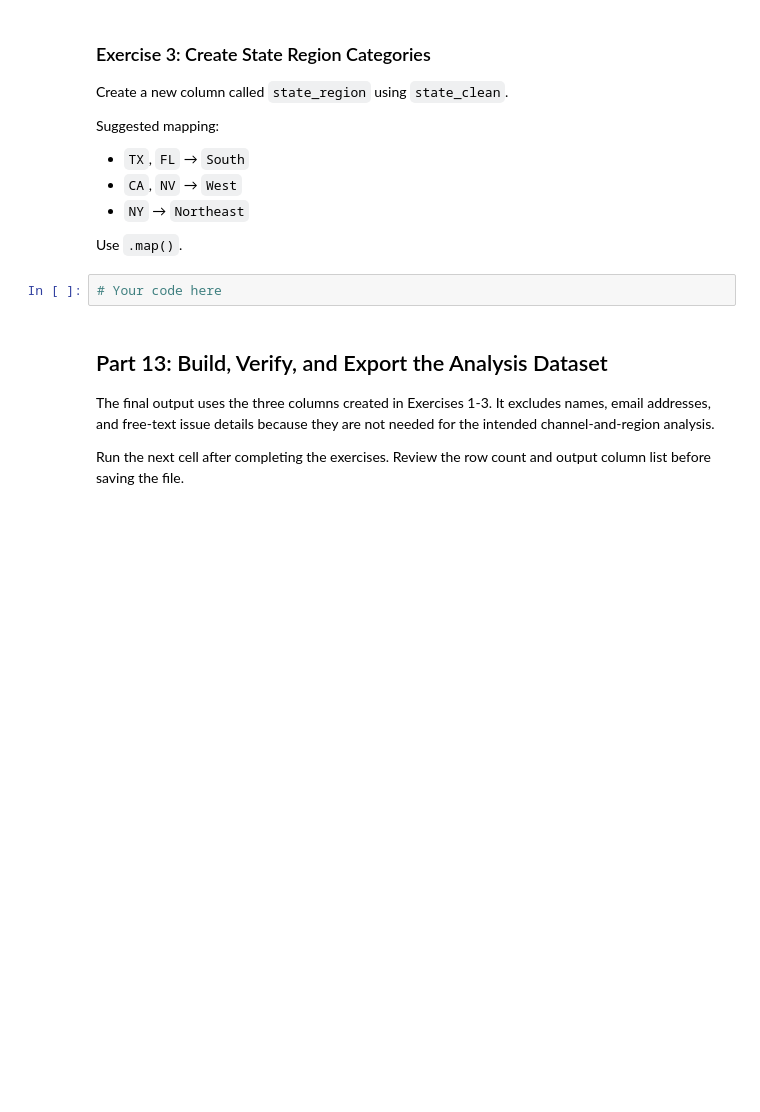
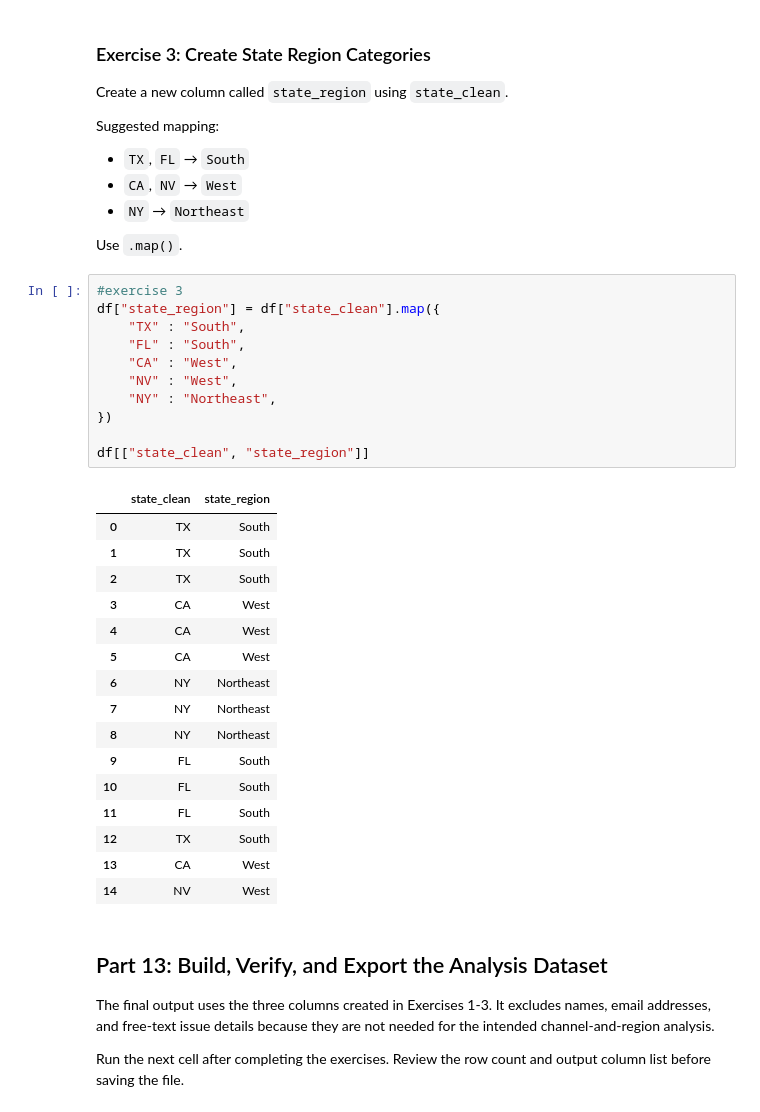
Before and after one commit to Microdrig1/BAN6003week05-06-pandas-transformation-MERodriguez, a Jupyter notebook: notebooks/module6_string_categorical_guided_lab.ipynb, the cells around one changed output. Drawn from its saved outputs; the diff is of its cells as text; blank space fills up the shorter version.

```diff
--- a/notebooks/module6_string_categorical_guided_lab.ipynb
+++ b/notebooks/module6_string_categorical_guided_lab.ipynb
@@ -538,7 +679,33 @@ Suggested mapping:
 
 Use `.map()`.
 # %%
-# Your code here
+#exercise 3
+df["state_region"] = df["state_clean"].map({
+    "TX" : "South",
+    "FL" : "South",
+    "CA" : "West",
+    "NV" : "West",
+    "NY" : "Northeast",
+})
+
+df[["state_clean", "state_region"]]
+# %% [output]
+|  | state_clean | state_region |
+| 0 | TX | South |
+| 1 | TX | South |
+| 2 | TX | South |
+| 3 | CA | West |
+| 4 | CA | West |
+| 5 | CA | West |
+| 6 | NY | Northeast |
+| 7 | NY | Northeast |
+| 8 | NY | Northeast |
+| 9 | FL | South |
+| 10 | FL | South |
+| 11 | FL | South |
+| 12 | TX | South |
+| 13 | CA | West |
+| 14 | NV | West |
 # %% [markdown]
 ## Part 13: Build, Verify, and Export the Analysis Dataset
 
```
Also changed, not shown: parts of 11 cells of this notebook, 1 other file.
